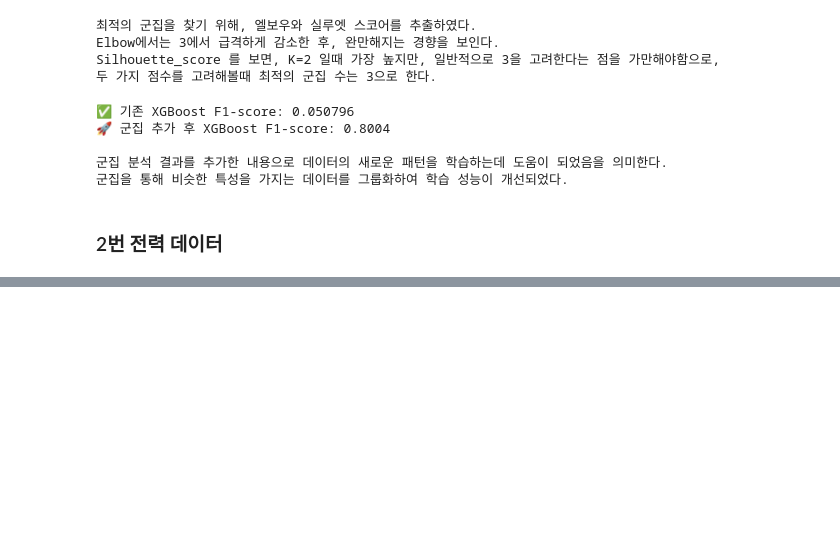
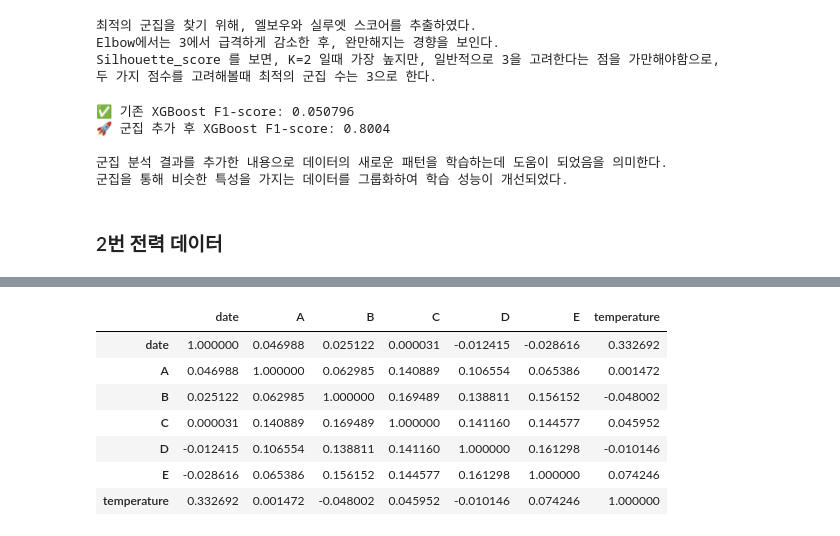
Before and after one commit to doeungim/ADP_DE2, a Jupyter notebook: ADP_15.ipynb, the cells around one changed output, grey strips where cells are left out. Saved outputs shown, nothing was run; the diff lists cells and outputs as text; code cells hidden in the pictures; blank space fills up the shorter version.

```diff
--- a/ADP_15.ipynb
+++ b/ADP_15.ipynb
@@ -618,0 +705,19 @@ history[history['hh:mm'].isin(['05:59', '11:59', '17:59', '23:59'])]
+# %%
+temp = pd.read_csv("https://raw.githubusercontent.com/doeungim/ADP_DE2/refs/heads/main/dataset/ADP_15/problem2_avg_tem.csv")
+temp['date'] = pd.to_datetime(temp['date'])
+temp.head()
+
+summary_by_date = merge_df.groupby(merge_df['timestamp'].dt.date)[['A','B','C','D','E']].sum().reset_index().rename(columns = {'timestamp' : 'date'})
+summary_by_date['date'] = pd.to_datetime(temp['date'])
+# %%
+temp_summary = pd.merge(summary_by_date, temp, on = 'date', how = 'left')
+temp_summary.corr()
+# %% [output]
+|  | date | A | B | C | D | E | temperature |
+| date | 1.000000 | 0.046988 | 0.025122 | 0.000031 | -0.012415 | -0.028616 | 0.332692 |
+| A | 0.046988 | 1.000000 | 0.062985 | 0.140889 | 0.106554 | 0.065386 | 0.001472 |
+| B | 0.025122 | 0.062985 | 1.000000 | 0.169489 | 0.138811 | 0.156152 | -0.048002 |
+| C | 0.000031 | 0.140889 | 0.169489 | 1.000000 | 0.141160 | 0.144577 | 0.045952 |
+| D | -0.012415 | 0.106554 | 0.138811 | 0.141160 | 1.000000 | 0.161298 | -0.010146 |
+| E | -0.028616 | 0.065386 | 0.156152 | 0.144577 | 0.161298 | 1.000000 | 0.074246 |
+| temperature | 0.332692 | 0.001472 | -0.048002 | 0.045952 | -0.010146 | 0.074246 | 1.000000 |
```
Also changed, not shown: parts of 12 cells of this notebook.
